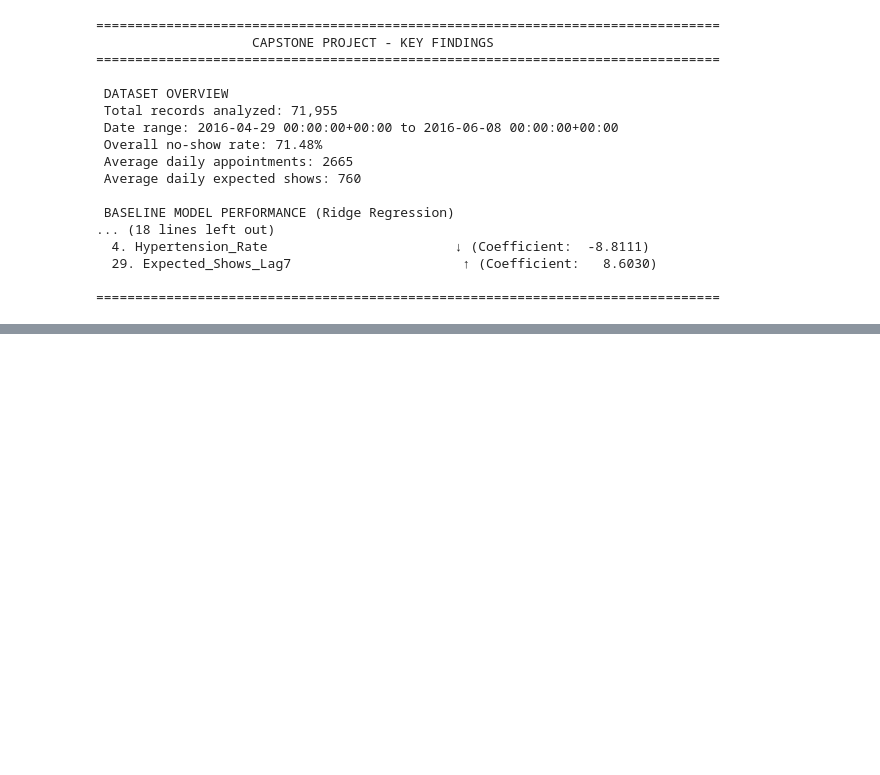
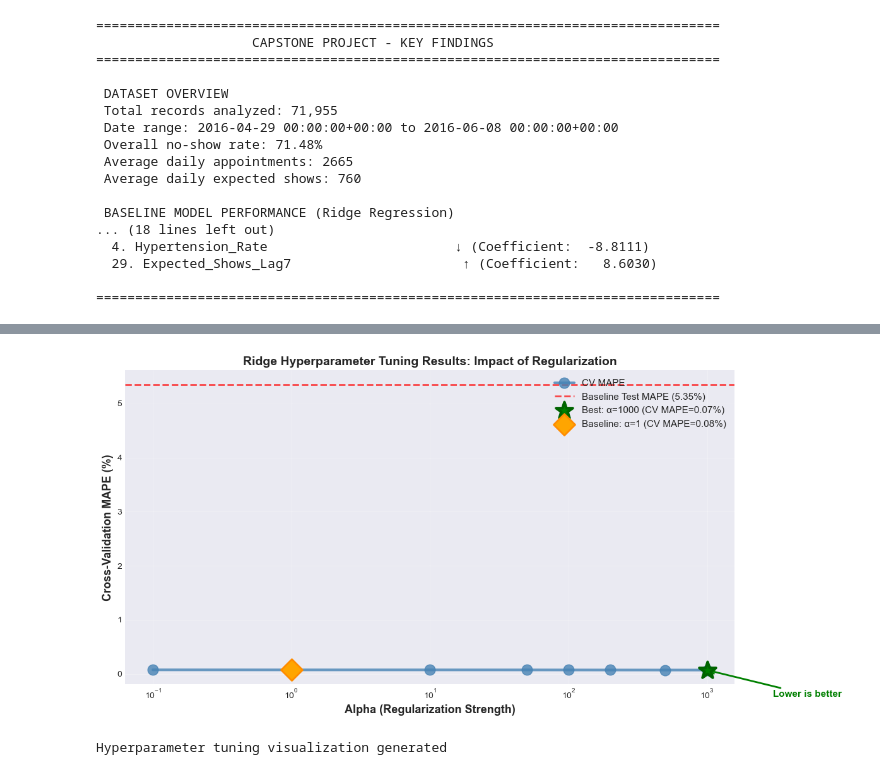
Before and after one commit to RajGemini11/Saravwerk, a Jupyter notebook: Capstone_Project/Hospital_Staff_Optimization_Model.ipynb, the cells around one changed output, grey strips where cells are left out. Drawn from its saved outputs; the diff is of its cells as text; code cells hidden in the pictures; blank space fills up the shorter version.

```diff
--- a/Capstone_Project/Hospital_Staff_Optimization_Model.ipynb
+++ b/Capstone_Project/Hospital_Staff_Optimization_Model.ipynb
@@ -1016,0 +1624,56 @@ Next Steps: Module 24 will explore advanced models and optimization.
+# %%
+##Visualization 3: Hyperparameter Tuning Results
+# ============================================================================
+
+# Plot alpha vs MAPE from GridSearch
+alpha_values = [0.1, 1, 10, 50, 100, 200, 500, 1000]
+cv_mapes = results_df['mean_mape'].values
+
+fig, ax = plt.subplots(1, 1, figsize=(12, 6))
+
+# Plot line
+ax.plot(alpha_values, cv_mapes, marker='o', linewidth=3,
+        markersize=12, color='steelblue', label='CV MAPE', alpha=0.8)
+
+# Add baseline
+baseline_mape = 5.35
+ax.axhline(y=baseline_mape, color='red', linestyle='--', linewidth=2,
+           label=f'Baseline Test MAPE ({baseline_mape}%)', alpha=0.7)
+
+# Mark best alpha
+best_idx = np.argmin(cv_mapes)
+ax.scatter(alpha_values[best_idx], cv_mapes[best_idx],
+           color='green', s=400, zorder=5, marker='*',
+           edgecolor='darkgreen', linewidth=3,
+           label=f'Best: α={alpha_values[best_idx]} (CV MAPE={cv_mapes[best_idx]:.2f}%)')
+
+# Mark baseline alpha
+baseline_alpha_idx = alpha_values.index(1) if 1 in alpha_values else 1
+ax.scatter(alpha_values[baseline_alpha_idx], cv_mapes[baseline_alpha_idx],
+           color='orange', s=300, zorder=5, marker='D',
+           edgecolor='darkorange', linewidth=2,
+           label=f'Baseline: α=1 (CV MAPE={cv_mapes[baseline_alpha_idx]:.2f}%)')
+
+# Formatting
+ax.set_xlabel('Alpha (Regularization Strength)', fontsize=13, fontweight='bold')
+ax.set_ylabel('Cross-Validation MAPE (%)', fontsize=13, fontweight='bold')
+ax.set_title('Ridge Hyperparameter Tuning Results: Impact of Regularization',
+             fontsize=14, fontweight='bold')
+ax.set_xscale('log')
+ax.legend(fontsize=11, loc='upper right')
+ax.grid(True, alpha=0.3)
+
+# Add annotation
+ax.annotate('Lower is better',
+            xy=(alpha_values[best_idx], cv_mapes[best_idx]),
+            xytext=(alpha_values[best_idx]*3, cv_mapes[best_idx]-0.5),
+            arrowprops=dict(arrowstyle='->', color='green', lw=2),
+            fontsize=11, fontweight='bold', color='green')
+
+plt.tight_layout()
+plt.show()
+
+print("Hyperparameter tuning visualization generated")
+# %% [output]
+[figure, added]
+Hyperparameter tuning visualization generated
```
Also changed, not shown: parts of 23 cells of this notebook, 15 other files.
